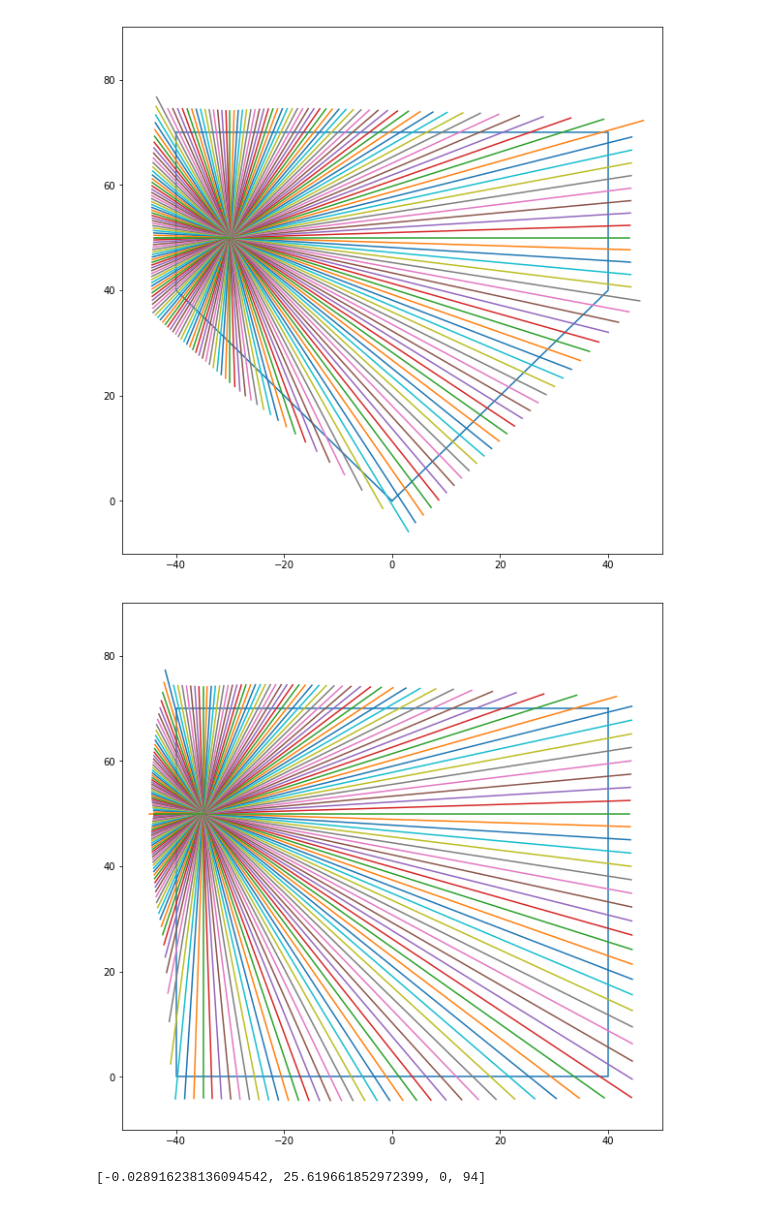
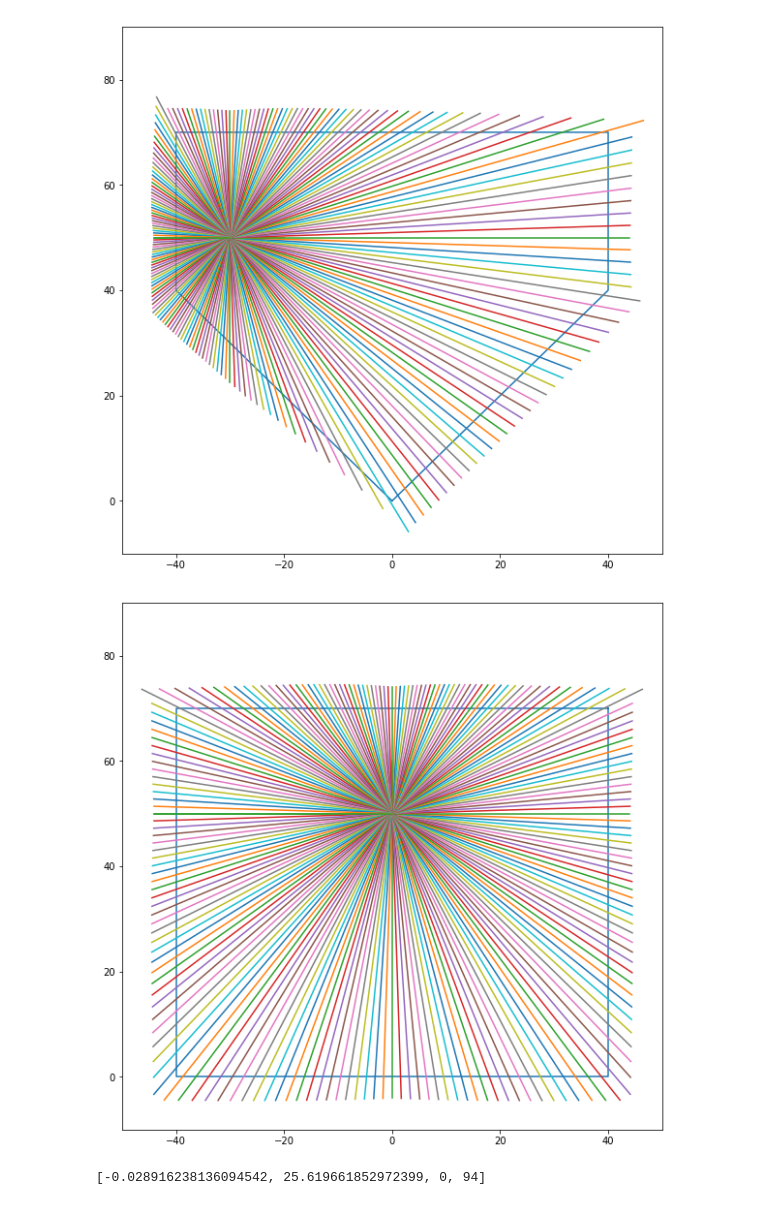
Before and after one commit to Guoxs/DODT, a Jupyter notebook: viz/corr_offsets.ipynb, the cells around one changed output. Drawn from its saved outputs; the diff is of its cells as text; code cells hidden in the pictures.

```diff
--- a/viz/corr_offsets.ipynb
+++ b/viz/corr_offsets.ipynb
@@ -221,27 +221,27 @@ plt.show()
 [figure]
 # %%
 TOTAL_SEG = 100
-dlabel = [-35, 1, 50, 8, 4, 4, 0, 5]
+dlabel = [-0, 1, 50, 8, 4, 4, 0, 5]
 point1 = [dlabel[0], dlabel[2]]
 point2 = [dlabel[0] + 10 * np.cos(ltheta),
           dlabel[2] + 10 * np.sin(ltheta)]
 dpoly = Polygon([B,C,E,F,B])
 dline = LineString([point1, point2])
 plt.figure(figsize=(10,10))
 plt.plot(*dpoly.exterior.xy)
 plt.plot(*dline.xy)
 plt.xlim([-50, 50])
 plt.ylim([-10, 90])
 for i in range(-TOTAL_SEG, TOTAL_SEG+1):
     ltheta = np.pi * i / TOTAL_SEG
     dlabel[-2] = ltheta
     offsets = getOffsets3(dlabel)
     point3 = [offsets[0]+point1[0], offsets[1]+point1[1]]
     eline = LineString([point1, point3])
     plt.plot(*eline.xy)
 plt.show()
 # %% [output]
-[figure, old version]
+[figure, new version]
 # %%
 dlabel = [-23.46224589,3.14603686,46.36482291,
           3.967162,1.6037,1.399088, 1.571925,94]
```
Also changed, not shown: parts of 1 cell of this notebook, 12 other files.
